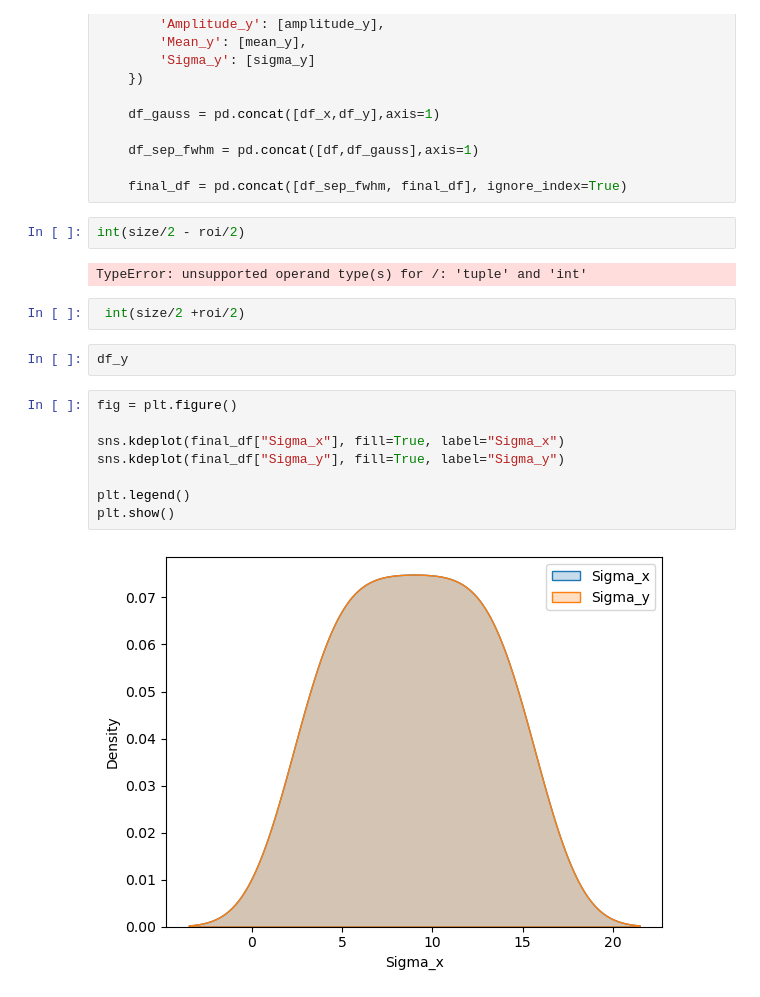
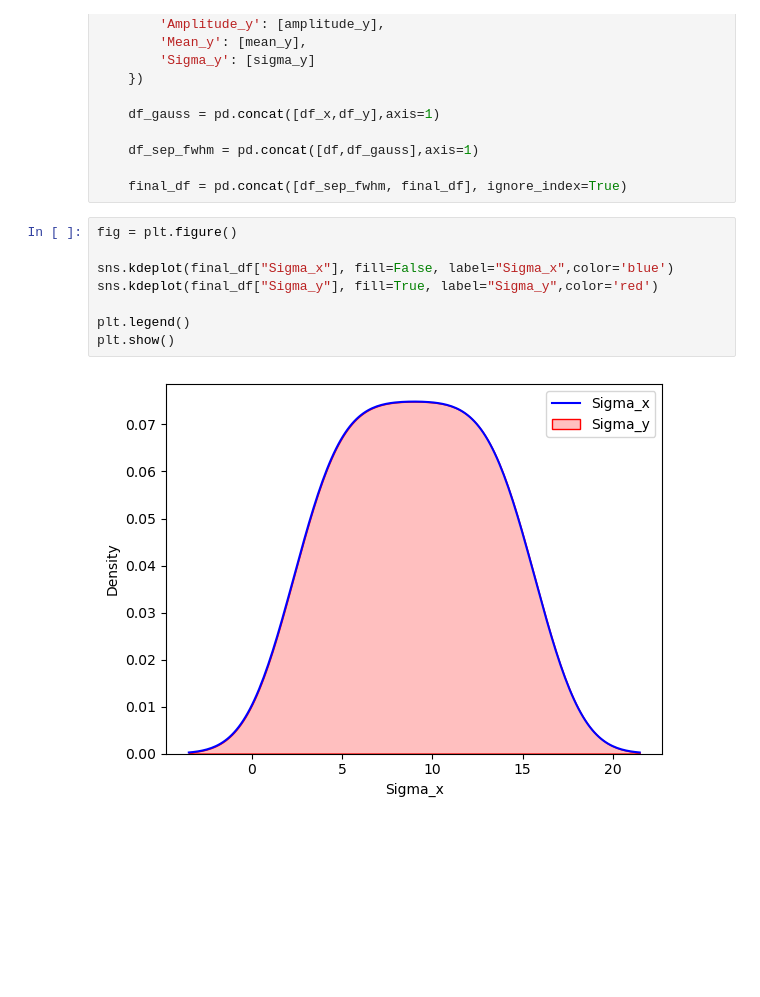
Before and after one commit to rlhoussaine/PFS-Simulator, a Jupyter notebook: psf.ipynb, the cells around one changed output. Drawn from its saved outputs; the diff is of its cells as text; blank space fills up the shorter version.

```diff
--- a/psf.ipynb
+++ b/psf.ipynb
@@ -185,21 +185,13 @@ for n_img in range(np.shape(psf_cube)[0]) :
     df_sep_fwhm = pd.concat([df,df_gauss],axis=1)
 
     final_df = pd.concat([df_sep_fwhm, final_df], ignore_index=True)
-# %%
-int(size/2 - roi/2)
-# %% [output]
-TypeError: unsupported operand type(s) for /: 'tuple' and 'int'
-# %%
- int(size/2 +roi/2)
-# %%
-df_y
 # %%
 fig = plt.figure()
 
-sns.kdeplot(final_df["Sigma_x"], fill=True, label="Sigma_x")
-sns.kdeplot(final_df["Sigma_y"], fill=True, label="Sigma_y")
+sns.kdeplot(final_df["Sigma_x"], fill=False, label="Sigma_x",color='blue')
+sns.kdeplot(final_df["Sigma_y"], fill=True, label="Sigma_y",color='red')
 
 plt.legend()
 plt.show()
 # %% [output]
-[figure, old version]
+[figure, new version]
```
